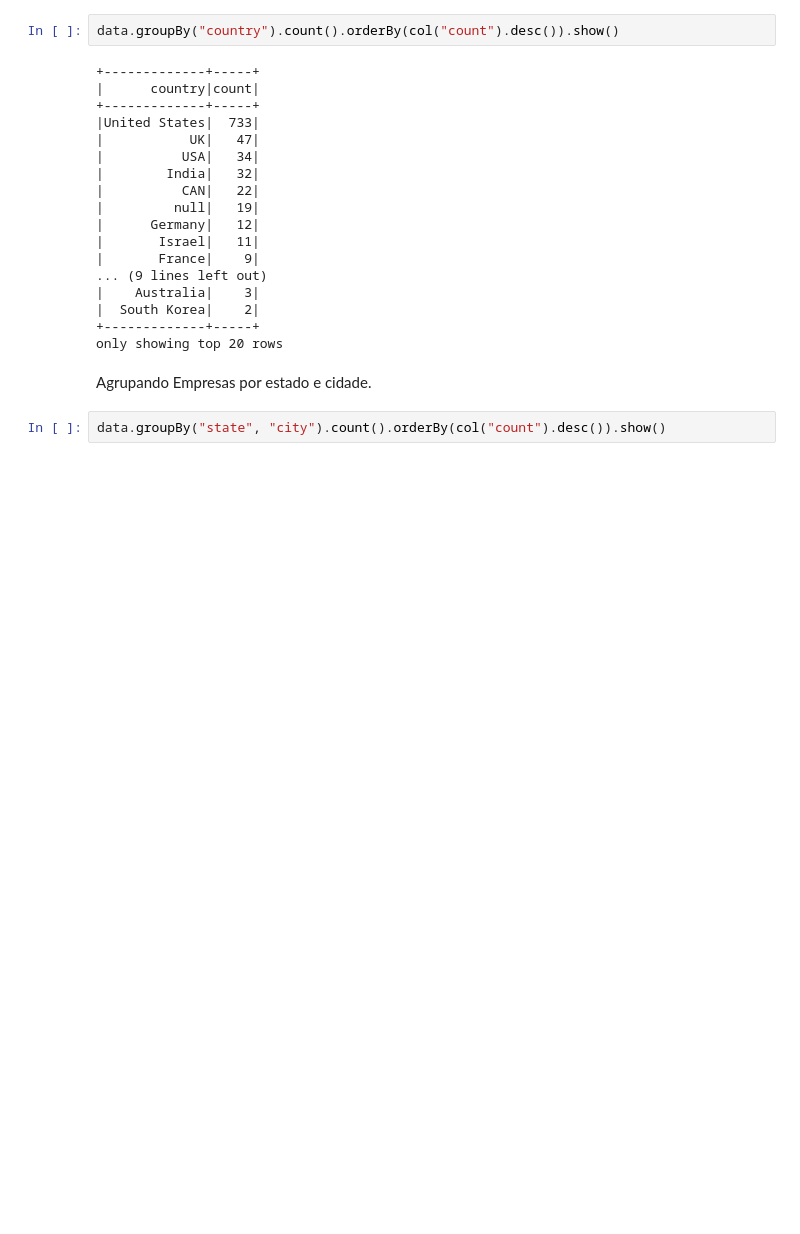
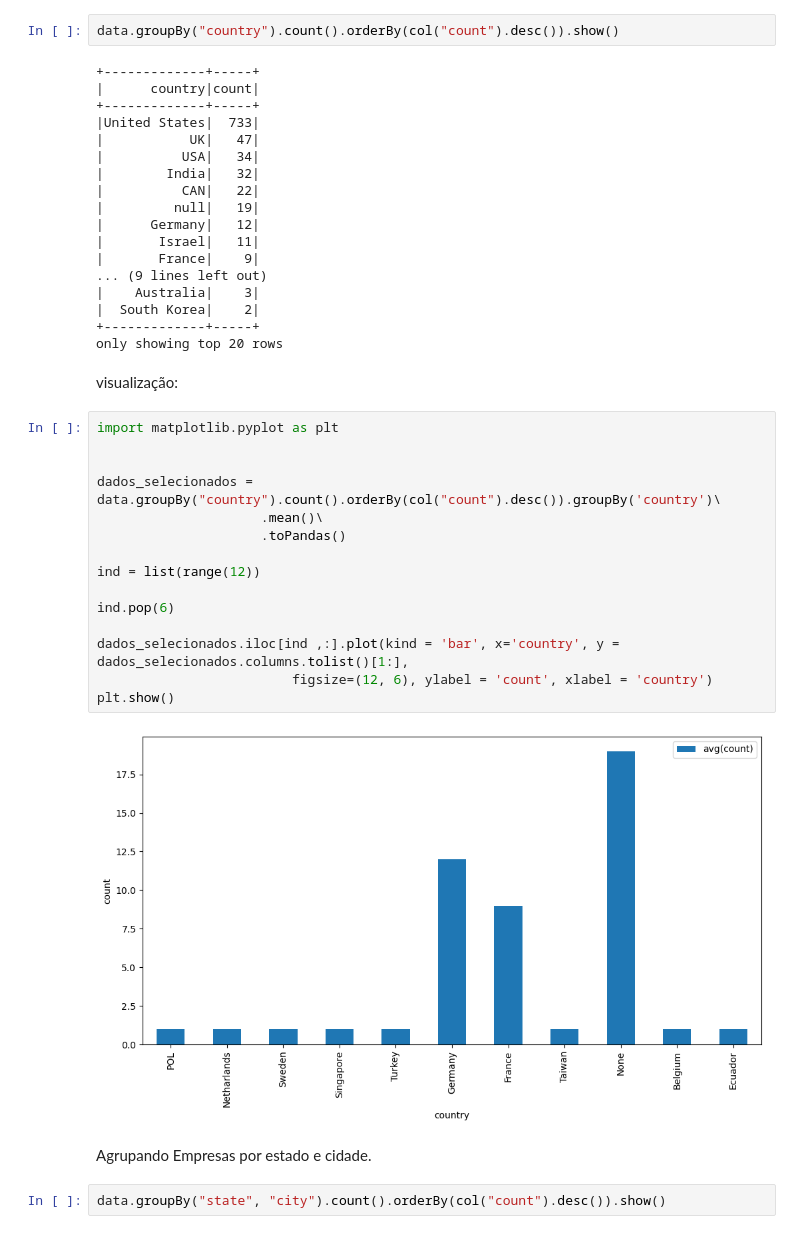
Before and after one commit to Beatrizdacruz/Spark_examples, a Jupyter notebook: examples/estudoSpark_py.ipynb, the cells around one changed output. Drawn from its saved outputs; the diff is of its cells as text; blank space fills up the shorter version.

Commit message:
criação de visualizações dos dados.

```diff
--- a/examples/estudoSpark_py.ipynb
+++ b/examples/estudoSpark_py.ipynb
@@ -181,6 +181,25 @@ data.groupBy("country").count().orderBy(col("count").desc()).show()
 |  South Korea|    2|
 +-------------+-----+
 only showing top 20 rows
+# %% [markdown]
+visualização:
+# %%
+import matplotlib.pyplot as plt
+
+
+dados_selecionados = data.groupBy("country").count().orderBy(col("count").desc()).groupBy('country')\
+                     .mean()\
+                     .toPandas()
+
+ind = list(range(12))
+
+ind.pop(6)
+
+dados_selecionados.iloc[ind ,:].plot(kind = 'bar', x='country', y = dados_selecionados.columns.tolist()[1:],
+                         figsize=(12, 6), ylabel = 'count', xlabel = 'country')
+plt.show()
+# %% [output]
+[figure, added]
 # %% [markdown]
 Agrupando Empresas por estado e cidade.
 # %%
```
Also changed, not shown: parts of 6 cells of this notebook.
